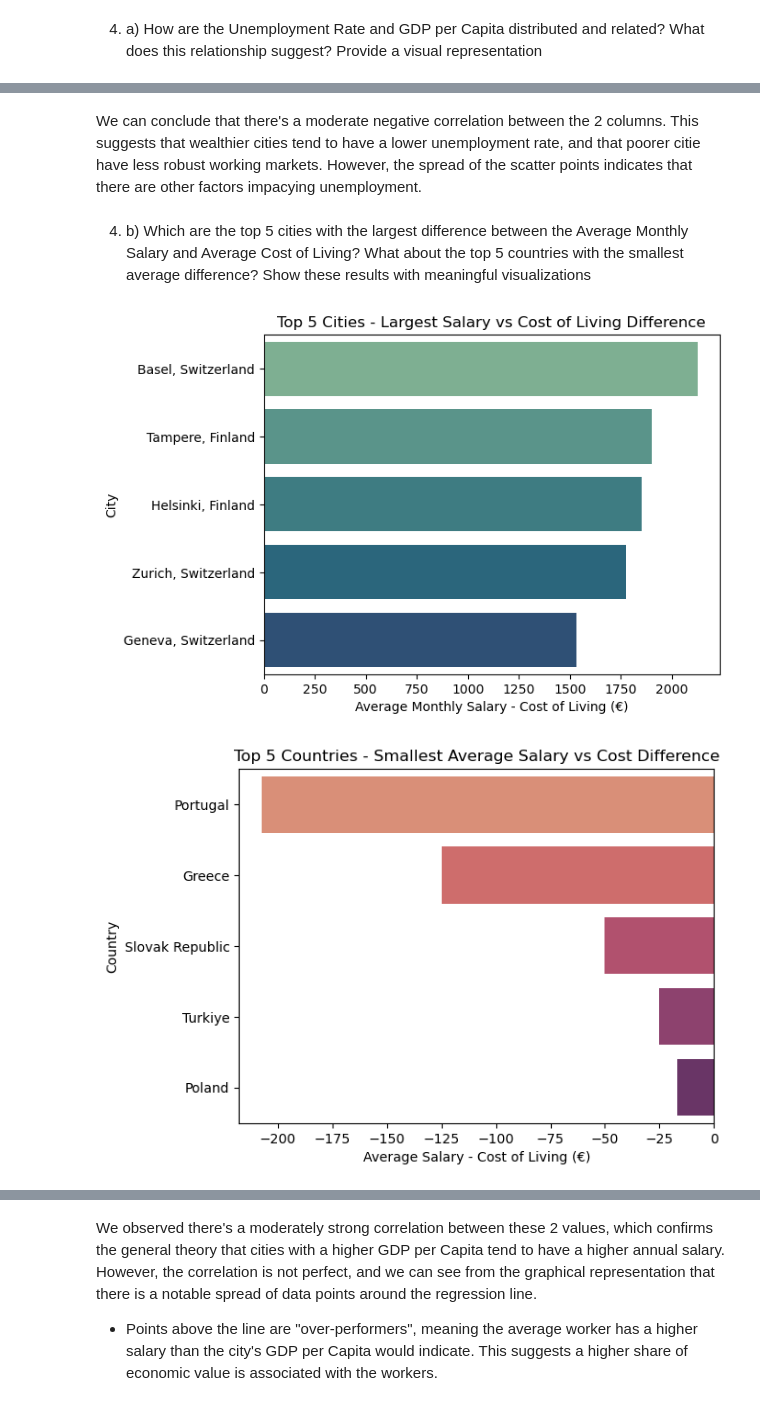
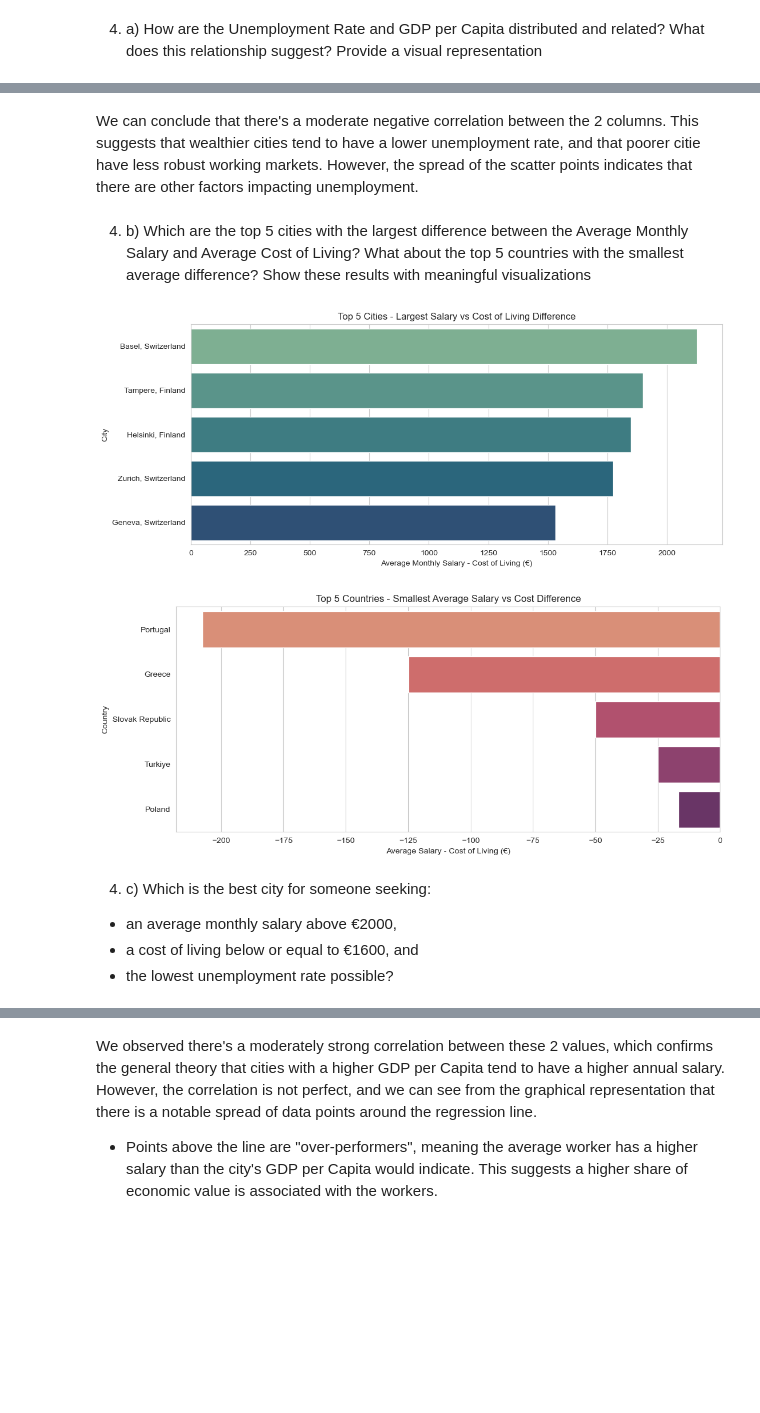
Before and after one commit to lucasvcasimiro-byte/Group10_PDS_Project_2526, a Jupyter notebook: GROUP10_PDS_202526_NB1.ipynb, the cells around one changed output, grey strips where cells are left out. Saved outputs shown, nothing was run; the diff lists cells and outputs as text; code cells hidden in the pictures; blank space fills up the shorter version.

```diff
--- a/GROUP10_PDS_202526_NB1.ipynb
+++ b/GROUP10_PDS_202526_NB1.ipynb
@@ -180,0 +200,3 @@ plt.show()
+# %%
+# Flooring rent price for Prague to 350 euros
+city_data.loc[city_data['Average Rent Price'] < 200, 'Average Rent Price'] = 350
@@ -343,6 +396,6 @@ print(f"Correlation between GDP per Capita and Unemployment Rate: {correlation:.
 Correlation between GDP per Capita and Unemployment Rate: -0.34
 # %% [markdown]
-We can conclude that there's a moderate negative correlation between the 2 columns. This suggests that wealthier cities tend to have a lower unemployment rate, and that poorer citie have less robust working markets. However, the spread of the scatter points indicates that there are other factors impacying unemployment.
+We can conclude that there's a moderate negative correlation between the 2 columns. This suggests that wealthier cities tend to have a lower unemployment rate, and that poorer citie have less robust working markets. However, the spread of the scatter points indicates that there are other factors impacting unemployment.
 # %% [markdown]
 4. b) Which are the top 5 cities with the largest difference between the Average
             Monthly Salary and Average Cost of Living?
@@ -351,26 +404,33 @@ We can conclude that there's a moderate negative correlation between the 2 colum
 # %%
 # Making a copy of the dataset to create new columns for visualization purposes without affecting the original dataset
 city_data_copy2 = city_data.copy()
 
 # Creating a new column that represents the difference between the average monthly salary and the average cost of living in each city
 city_data_copy2['Salary-Living Diff'] = city_data['Average Monthly Salary'] - city_data['Average Cost of Living']
 # Using the newly created column to isolate data for the plots creation
 top5_cities = city_data_copy2.nlargest(5, 'Salary-Living Diff')
 avg_country_diff = city_data_copy2.groupby('Country')['Salary-Living Diff'].mean().nsmallest(5)
 
 # Creating a barplot that organizes the 5 cities with the largest average salary vs cost of living difference
+plt.figure(figsize=(12,5))
 sns.barplot(data=top5_cities, x='Salary-Living Diff', y='City', palette='crest')
 plt.title('Top 5 Cities - Largest Salary vs Cost of Living Difference')
 plt.xlabel('Average Monthly Salary - Cost of Living (€)')
 plt.ylabel('City')
 plt.show()
 
 # Creating a barplot that organizes the 5 countries with the smallest average salary vs cost of living difference
+plt.figure(figsize=(12,5))
 sns.barplot(x=avg_country_diff.values, y=avg_country_diff.index, palette='flare')
 plt.title('Top 5 Countries - Smallest Average Salary vs Cost Difference')
 plt.xlabel('Average Salary - Cost of Living (€)')
 plt.ylabel('Country')
 plt.show()
 # %% [output]
-[figure, old version]
+[figure, new version]
-[figure, old version]
+[figure, new version]
+# %% [markdown]
+4. c) Which is the best city for someone seeking:
+ - an average monthly salary above €2000,
+ - a cost of living below or equal to €1600, and
+ - the lowest unemployment rate possible?
```
Also changed, not shown: parts of 49 cells of this notebook.
